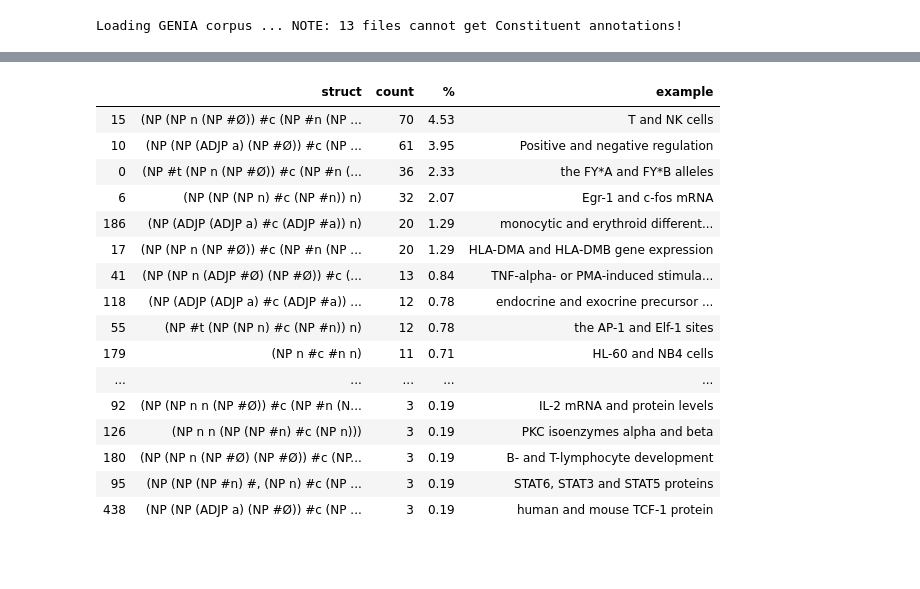
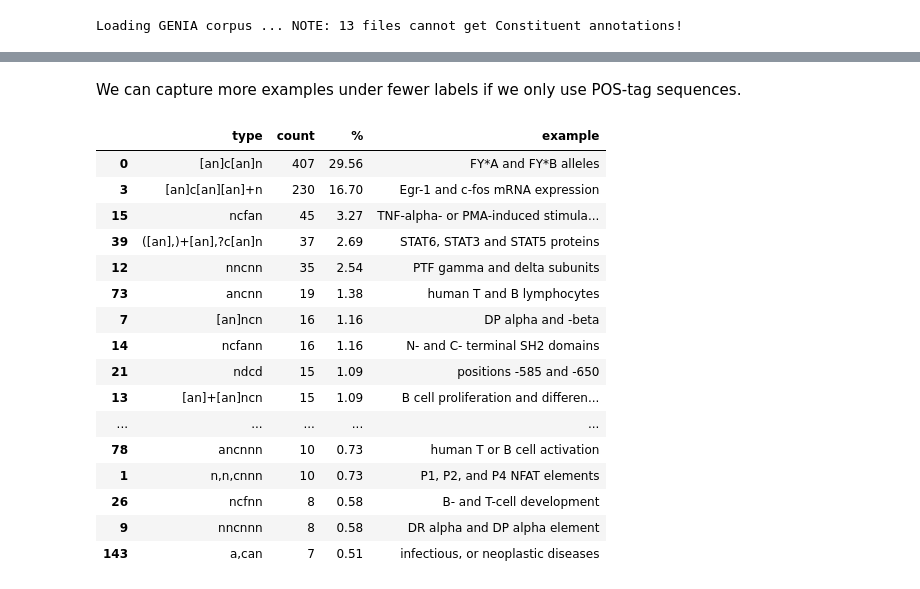
Before and after one commit to KasperFyhn/discontinuous-concepts, a Jupyter notebook: analysisscripts/structural.ipynb, the cells around one changed output, grey strips where cells are left out. Saved outputs shown, nothing was run; the diff lists cells and outputs as text; code cells hidden in the pictures; blank space fills up the shorter version.

```diff
--- a/analysisscripts/structural.ipynb
+++ b/analysisscripts/structural.ipynb
@@ -97,0 +187,30 @@ dfs['full'].sort_values('count', ascending=False).head(10)
+# %% [markdown]
+We can capture more examples under fewer labels if we only use POS-tag sequences.
+# %%
+CROSS_COUNTING = ['concept', 'super', 'skip']  # order: concept, super, skip
+SUPER_SEQ_COLLAPSERS = {
+    # re.compile('n*(n,?)+cnn+'),
+    # re.compile('a*(a,?)+caa*n+')
+    re.compile('[an]c[an]n'),  # base case: shared head
+    re.compile('[an]ncn'),  # base case: shared modifier
+    re.compile('([an],)+[an],?c[an]n'),  # exp case: enumeration of modifiers + shared head
+    re.compile('[an]+(n,)+n,?cn'),  # exp case: enumeration of heads with shared modifier
+    re.compile('[an]c[an][an]+n'),  # exp case: multi-word head
+    re.compile('[an]+[an]ncn'),  # exp case: shared pre-modifiers
+}
+CONCEPT_SEQ_COLLAPSERS = {
+    re.compile('(a|n)+n')
+}
+SAMPLE_CATEGORIES = {'concept', 'super', 'skip', 'cross-count'}
+
+def make_sequence(tokens, collapser=None):
+    sequence = [t.mapped_pos() if not t.pos == '#' else '#'
+                for t in tokens]
+    sequence_str = ''.join(sequence)
+    if not collapser:
+        return sequence_str
+
+    for pos_pattern in collapser:
+        if pos_pattern.fullmatch(sequence_str):
+            return pos_pattern.pattern
+    return sequence_str  # sequence did not match a pattern
@@ -98,20 +260,29 @@ dfs['full'].sort_values('count', ascending=False).head(10)
+# %%
+data_dict = {'type': [], 'count': [], '%': [], 'example': []}
+for type_, items in samples_after_category['super'].items():
+    data_dict['type'].append(type_)
+    data_dict['count'].append(len(items))
+    data_dict['%'].append(round(len(items) / len(disc_concepts) * 100, 2))
+    data_dict['example'].append(items[0].get_covered_text())
+
+df = pd.DataFrame(data_dict)
 # %%
-dfs['skip'].sort_values('count', ascending=False).head(50)
+df.sort_values('count', ascending=False).head(20)
 # %% [output]
-|  | struct | count | % | example |
-| 15 | (NP (NP n (NP #Ø)) #c (NP #n (NP ... | 70 | 4.53 | T and NK cells |
-| 10 | (NP (NP (ADJP a) (NP #Ø)) #c (NP ... | 61 | 3.95 | Positive and negative regulation |
-| 0 | (NP #t (NP n (NP #Ø)) #c (NP #n (... | 36 | 2.33 | the FY*A and FY*B alleles |
-| 6 | (NP (NP (NP n) #c (NP #n)) n) | 32 | 2.07 | Egr-1 and c-fos mRNA |
-| 186 | (NP (ADJP (ADJP a) #c (ADJP #a)) n) | 20 | 1.29 | monocytic and erythroid different... |
-| 17 | (NP (NP n (NP #Ø)) #c (NP #n (NP ... | 20 | 1.29 | HLA-DMA and HLA-DMB gene expression |
-| 41 | (NP (NP n (ADJP #Ø) (NP #Ø)) #c (... | 13 | 0.84 | TNF-alpha- or PMA-induced stimula... |
-| 118 | (NP (ADJP (ADJP a) #c (ADJP #a)) ... | 12 | 0.78 | endocrine and exocrine precursor ... |
-| 55 | (NP #t (NP (NP n) #c (NP #n)) n) | 12 | 0.78 | the AP-1 and Elf-1 sites |
-| 179 | (NP n #c #n n) | 11 | 0.71 | HL-60 and NB4 cells |
+|  | type | count | % | example |
+| 0 | [an]c[an]n | 407 | 29.56 | FY*A and FY*B alleles |
+| 3 | [an]c[an][an]+n | 230 | 16.70 | Egr-1 and c-fos mRNA expression |
+| 15 | ncfan | 45 | 3.27 | TNF-alpha- or PMA-induced stimula... |
+| 39 | ([an],)+[an],?c[an]n | 37 | 2.69 | STAT6, STAT3 and STAT5 proteins |
+| 12 | nncnn | 35 | 2.54 | PTF gamma and delta subunits |
+| 73 | ancnn | 19 | 1.38 | human T and B lymphocytes |
+| 7 | [an]ncn | 16 | 1.16 | DP alpha and -beta |
+| 14 | ncfann | 16 | 1.16 | N- and C- terminal SH2 domains |
+| 21 | ndcd | 15 | 1.09 | positions -585 and -650 |
+| 13 | [an]+[an]ncn | 15 | 1.09 | B cell proliferation and differen... |
 | ... | ... | ... | ... | ... |
-| 92 | (NP (NP n n (NP #Ø)) #c (NP #n (N... | 3 | 0.19 | IL-2 mRNA and protein levels |
-| 126 | (NP n n (NP (NP #n) #c (NP n))) | 3 | 0.19 | PKC isoenzymes alpha and beta |
-| 180 | (NP (NP n (NP #Ø) (NP #Ø)) #c (NP... | 3 | 0.19 | B- and T-lymphocyte development |
-| 95 | (NP (NP (NP #n) #, (NP n) #c (NP ... | 3 | 0.19 | STAT6, STAT3 and STAT5 proteins |
-| 438 | (NP (NP (ADJP a) (NP #Ø)) #c (NP ... | 3 | 0.19 | human and mouse TCF-1 protein |
+| 78 | ancnnn | 10 | 0.73 | human T or B cell activation |
+| 1 | n,n,cnnn | 10 | 0.73 | P1, P2, and P4 NFAT elements |
+| 26 | ncfnn | 8 | 0.58 | B- and T-cell development |
+| 9 | nncnnn | 8 | 0.58 | DR alpha and DP alpha element |
+| 143 | a,can | 7 | 0.51 | infectious, or neoplastic diseases |
```
Also changed, not shown: parts of 15 cells of this notebook, 3 other files.
